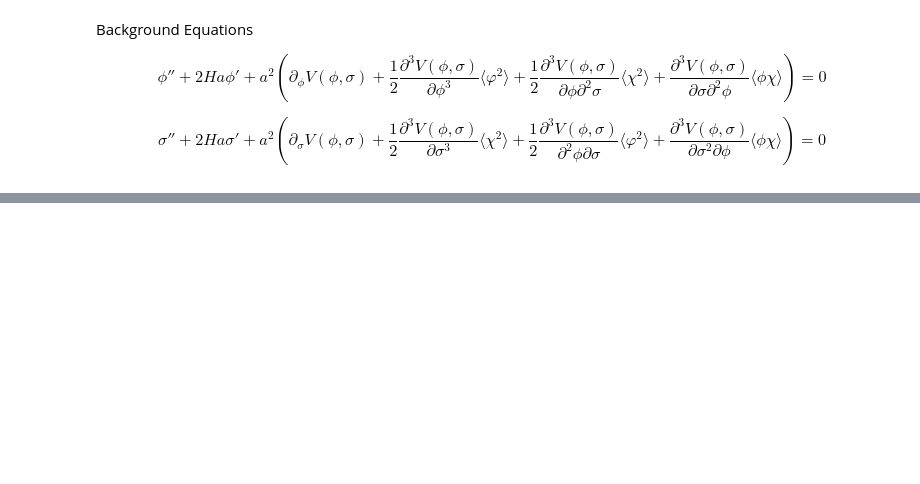
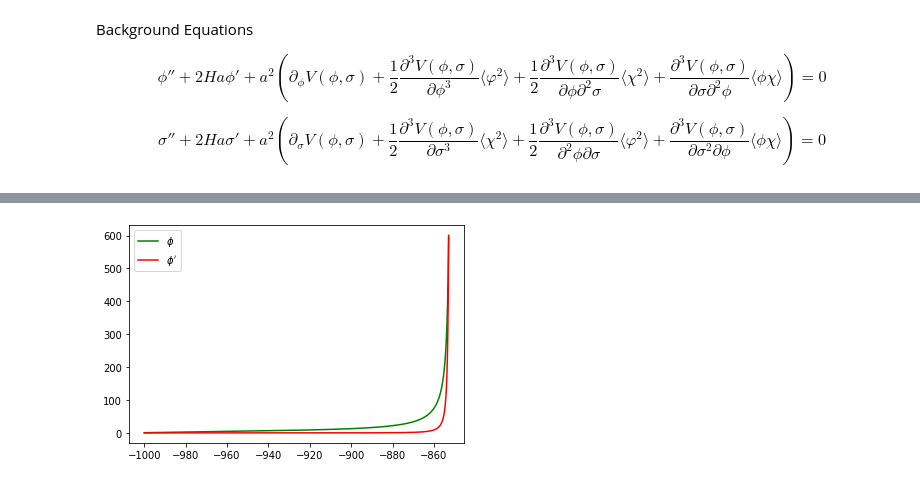
Before and after one commit to nbolis/Reheat_Entanglement, a Jupyter notebook: RehEntang_ODE.ipynb, the cells around one changed output, grey strips where cells are left out. Saved outputs shown, nothing was run; the diff lists cells and outputs as text; code cells hidden in the pictures; blank space fills up the shorter version.

```diff
--- a/RehEntang_ODE.ipynb
+++ b/RehEntang_ODE.ipynb
@@ -252,0 +333,7 @@ $$\partial^2_{\phi} \partial_{\sigma} V = g \sigma$$
+# %%
+plt.plot(timeS[:-100], phiS[:-100].real, 'g',label='$\phi$')
+plt.plot(timeS[:-100], phipS[:-100].real, 'r', label='$\phi^{\prime}$')
+plt.legend()
+plt.show()
+# %% [output]
+[figure, added]
```
Also changed, not shown: parts of 21 cells of this notebook.
